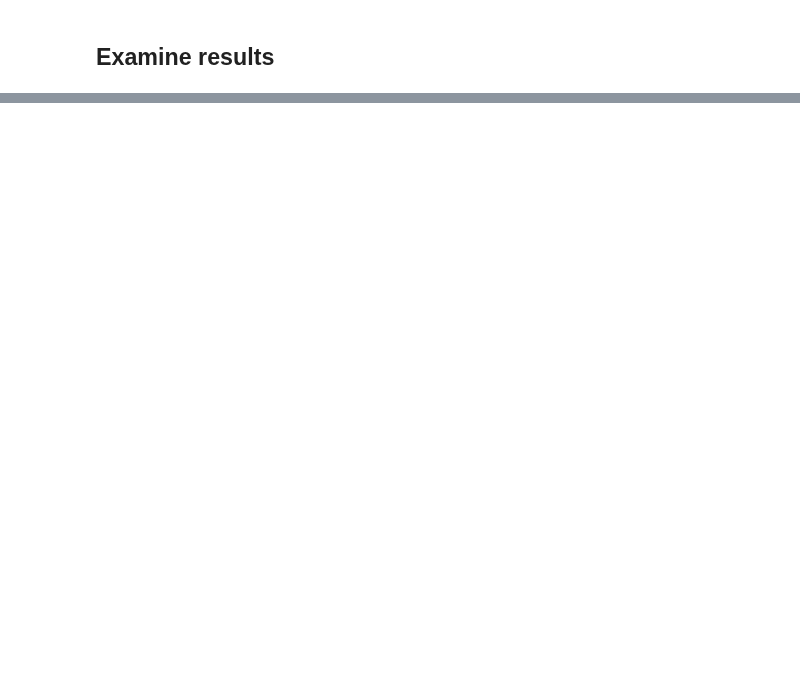
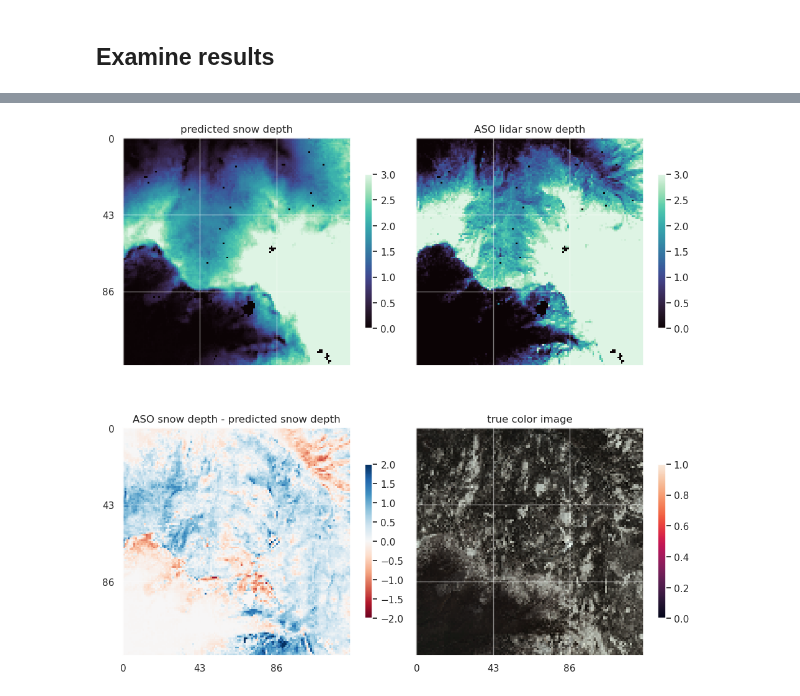
Before and after one commit to geo-smart/deep-snow, a Jupyter notebook: notebooks/train_val_test/train/train_ResDepth.ipynb, the cells around one changed output, grey strips where cells are left out. Saved outputs shown, nothing was run; the diff lists cells and outputs as text; code cells hidden in the pictures; blank space fills up the shorter version.

```diff
--- a/notebooks/train_val_test/train/train_ResDepth.ipynb
+++ b/notebooks/train_val_test/train/train_ResDepth.ipynb
@@ -107,6 +110,7 @@ input_channels = [
     'swir2',
     'ndsi',
     'ndwi',
+    'snodas_sd',
     'elevation',
     'latitude',
     'longitude']
@@ -203,7 +207,7 @@ for epoch in range(epochs):
     if np.mean(val_epoch_loss) < min_val_loss:
         if epoch > 30:
             min_val_loss = np.mean(val_epoch_loss)
-            torch.save(model.state_dict(), f'../../weights/{model_name}_{epoch}epochs')
+            torch.save(model.state_dict(), f'../../../weights/{model_name}_{epoch}epochs')
 
     # # calculate loss over previous 10 epochs for early stopping later
     # if epoch > 20:
@@ -213,10 +217,10 @@ for epoch in range(epochs):
     print(f'Validation loss: {np.mean(val_epoch_loss)}')
 
     # save loss
-    with open(f'../../loss/{model_name}_val_loss.pkl', 'wb') as f:
+    with open(f'../../../loss/{model_name}_val_loss.pkl', 'wb') as f:
         pickle.dump(val_loss, f)
 
-    with open(f'../../loss/{model_name}_train_loss.pkl', 'wb') as f:
+    with open(f'../../../loss/{model_name}_train_loss.pkl', 'wb') as f:
         pickle.dump(train_loss, f)
 
     # # implement early stopping
@@ -272,13 +264,13 @@ Training loss: 0.0003160885320380011
 # %%
 #load previous model
 model = deep_snow.models.ResDepth(n_input_channels=len(input_channels), depth=5)
-model.load_state_dict(torch.load('../../weights/quinn_ResDepth_v4_74epochs'))
+model.load_state_dict(torch.load('../../../weights/quinn_ResDepth_v11_254epochs'))
 model.to('cuda');
 # %%
-with open(f'../../loss/quinn_ResDepth_v9_val_loss.pkl', 'rb') as f:
+with open(f'../../../loss/quinn_ResDepth_v11_val_loss.pkl', 'rb') as f:
         val_loss = pickle.load(f)
 
-with open(f'../../loss/quinn_ResDepth_v9_train_loss.pkl', 'rb') as f:
+with open(f'../../../loss/quinn_ResDepth_v11_train_loss.pkl', 'rb') as f:
         train_loss = pickle.load(f)
 
 
@@ -292,4 +284,4 @@ ax.set_title('Loss')
 ax.legend()
 
 # save figure
-plt.savefig(f'../../figs/quinn_ResDepth_v9_loss.png', dpi=300)
+plt.savefig(f'../../../figs/quinn_ResDepth_v11_loss.png', dpi=300)
@@ -367,32 +363,34 @@ for i, data_tuple in enumerate(val_loader):
             pred_sd = deep_snow.dataset.undo_norm(pred_sd, deep_snow.dataset.norm_dict['aso_sd']).squeeze()
             aso_sd = deep_snow.dataset.undo_norm(aso_sd, deep_snow.dataset.norm_dict['aso_sd']).squeeze()
 
             # mask values above 0
             pred_sd = torch.where(pred_sd >= 0, pred_sd, torch.zeros_like(pred_sd))
 
             f, ax = plt.subplots(2, 2, figsize=(10,10), sharex=True, sharey=True)
-            im0 = ax[0, 0].imshow(pred_sd, cmap='Blues', vmin=0, vmax=2, interpolation='none')
+            im0 = ax[0, 0].imshow(pred_sd, cmap='mako', vmin=0, vmax=3, interpolation='none')
             ax[0, 0].set_title('predicted snow depth')
             f.colorbar(im0, shrink=0.5)
-            im1 = ax[0, 1].imshow(aso_sd, cmap='Blues', vmin=0, vmax=2, interpolation='none')
+            im1 = ax[0, 1].imshow(aso_sd, cmap='mako', vmin=0, vmax=3, interpolation='none')
             ax[0, 1].set_title('ASO lidar snow depth')
             f.colorbar(im1, shrink=0.5)
 
             im2 = ax[1, 0].imshow(aso_sd-pred_sd, cmap='RdBu', vmin=-2, vmax=2, interpolation='none')
             ax[1, 0].set_title('ASO snow depth - predicted snow depth')
             f.colorbar(im2, shrink=0.5)
             norm_max = np.max([data_dict['green'].max(), data_dict['red'].max(), data_dict['blue'].max()]) # there are better ways to do this
             im3 = ax[1, 1].imshow(torch.cat((data_dict['red'].squeeze()[:, :, None]/norm_max, data_dict['green'].squeeze()[:, :, None]/norm_max, data_dict['blue'].squeeze()[:, :, None]/norm_max), 2).squeeze(), interpolation='none')
             ax[1, 1].set_title('true color image')
             f.colorbar(im3, shrink=0.5)
 
             # modify plot style
             for a in ax.flat:
                 a.set_aspect('equal')
                 a.set_xticks(np.arange(0, data_dict['aso_sd'].squeeze().shape[1], 43))
                 a.set_yticks(np.arange(0, data_dict['aso_sd'].squeeze().shape[0], 43))
                 a.grid(True, linewidth=1, alpha=0.5)
 
             plt.tight_layout()
     else:
         break
+# %% [output]
+[figure, added]
```
Also changed, not shown: parts of 5 cells of this notebook, 19 other files.
